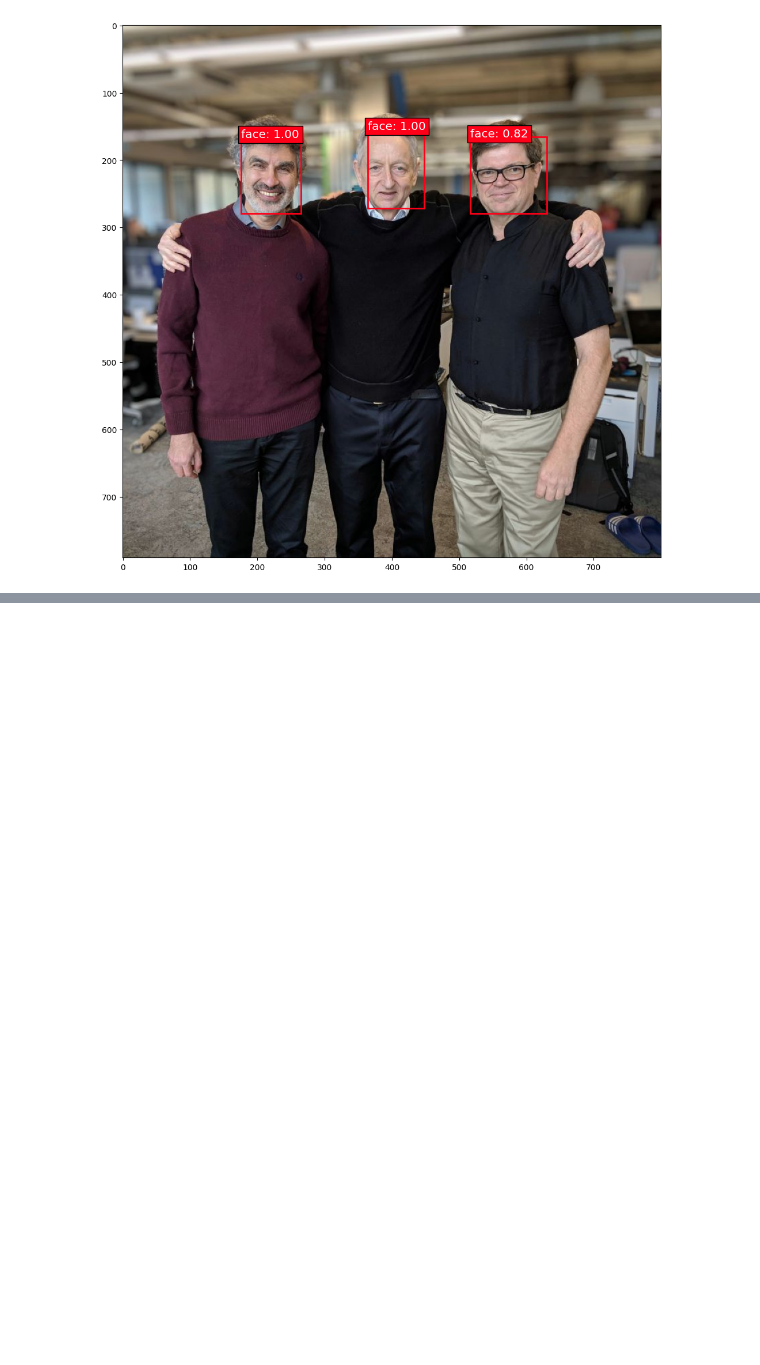
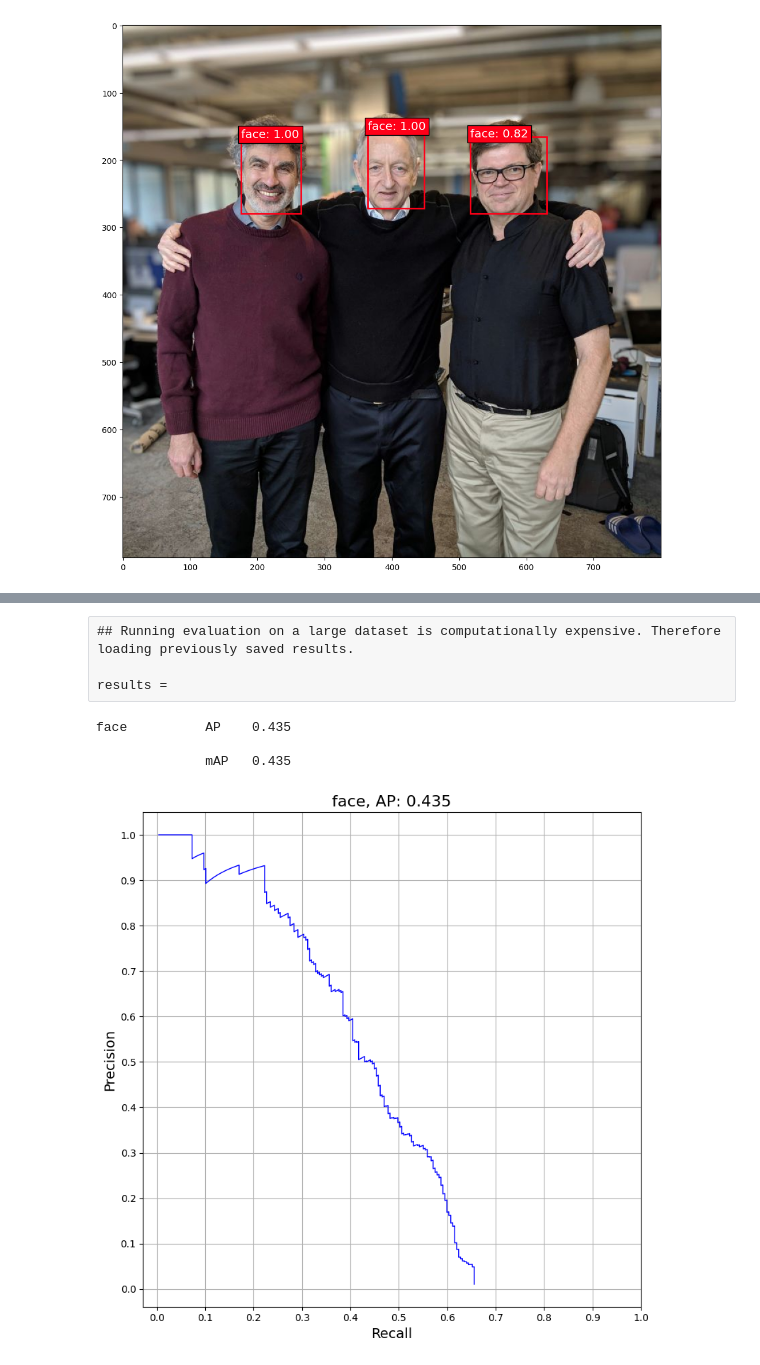
Before and after one commit to prashalruchiranga/Face-Detector, a Jupyter notebook: notebooks/inference_ssd7.ipynb, the cells around one changed output, grey strips where cells are left out. Drawn from its saved outputs; the diff is of its cells as text; code cells hidden in the pictures; blank space fills up the shorter version.

Commit message:
Evaluate the trained model

```diff
--- a/notebooks/inference_ssd7.ipynb
+++ b/notebooks/inference_ssd7.ipynb
@@ -118,0 +169,57 @@ for box in y_pred_decoded[i]:
+# %%
+## Run the evaluation
+
+evaluator = Evaluator(model=ssd,
+                      n_classes=n_classes,
+                      data_generator=dataset,
+                      model_mode='training')
+
+results = evaluator(img_height=img_height,
+                    img_width=img_width,
+                    batch_size=16,
+                    data_generator_mode='resize',
+                    round_confidences=False,
+                    matching_iou_threshold=0.5,
+                    border_pixels='include',
+                    sorting_algorithm='quicksort',
+                    average_precision_mode='sample',
+                    num_recall_points=11,
+                    ignore_neutral_boxes=True,
+                    return_precisions=True,
+                    return_recalls=True,
+                    return_average_precisions=True,
+                    verbose=True)
+
+mean_average_precision, average_precisions, precisions, recalls = results
+os.makedirs('../tmp/eval_results', exist_ok=True)
+# %% [raw]
+## Running evaluation on a large dataset is computationally expensive. Therefore loading previously saved results.
+
+results =
+# %%
+### Visualize the results
+
+for i in range(1, len(average_precisions)):
+    print("{:<14}{:<6}{}".format(classes[i], 'AP', round(average_precisions[i], 3)))
+print()
+print("{:<14}{:<6}{}".format('','mAP', round(mean_average_precision, 3)))
+# %% [output]
+face          AP    0.435
+
+              mAP   0.435
+# %%
+m, n = 1, 1  # Only one class, so we need a 1x1 grid for the subplot
+
+fig, ax = plt.subplots(m, n, figsize=(n * 8, m * 8))  # Single plot
+ax.plot(recalls[1], precisions[1], color='blue', linewidth=1.0)
+ax.set_xlabel('Recall', fontsize=14)
+ax.set_ylabel('Precision', fontsize=14)
+ax.grid(True)
+ax.set_xticks(np.linspace(0, 1, 11))
+ax.set_yticks(np.linspace(0, 1, 11))
+ax.set_title(f"{classes[1]}, AP: {average_precisions[1]:.3f}", fontsize=16)
+
+plt.tight_layout()
+plt.show()
+# %% [output]
+[figure, added]
```
Also changed, not shown: parts of 10 cells of this notebook.
